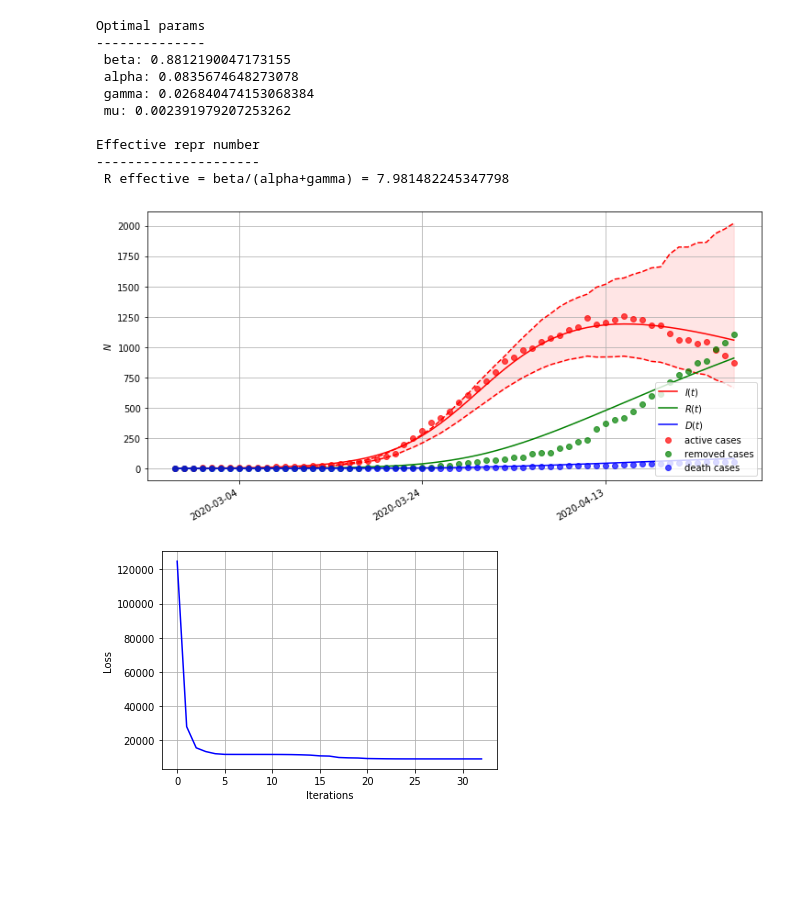
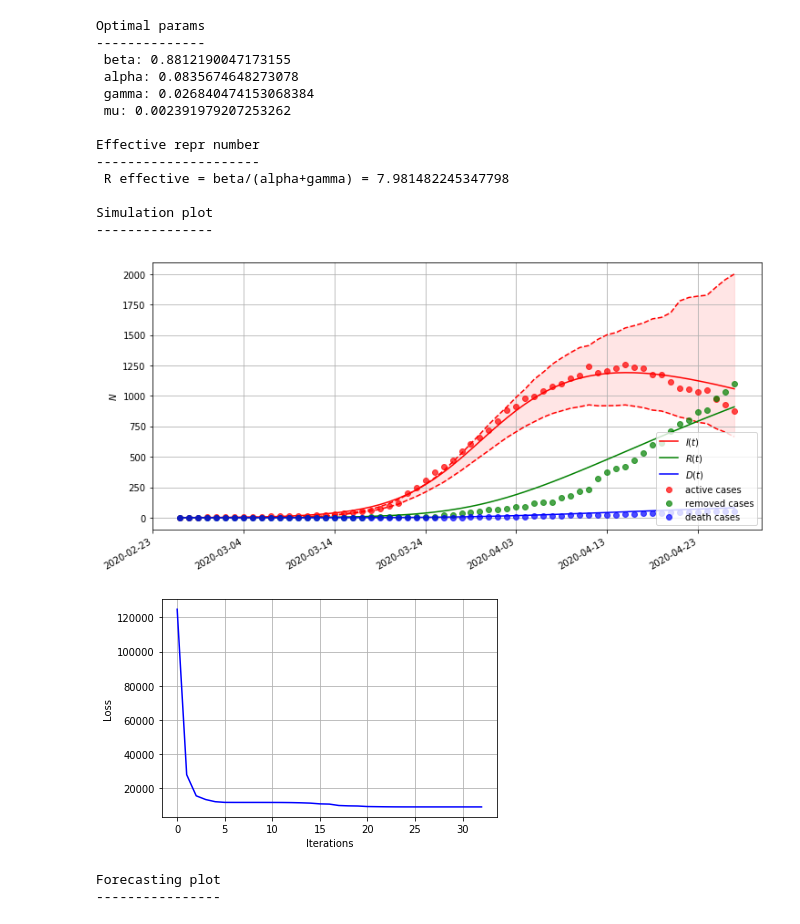
Before and after one commit to akapet00/coropy, a Jupyter notebook: sandbox/04-SEIRD-Simulation.ipynb, the cells around one changed output. Cells and saved outputs as stored; diff of their text form; code cells hidden in the pictures; blank space fills up the shorter version.

Commit message:
rerun simulation and new forecasting functionality

```diff
--- a/sandbox/04-SEIRD-Simulation.ipynb
+++ b/sandbox/04-SEIRD-Simulation.ipynb
@@ -220,33 +335,51 @@ def simulate_SEIRD(
 S0 = 2200
 E0 = 3 * active_cases_1[0]
 I0 = active_cases_1[0]
 R0 = recovered_cases_1[0]
 D0 = death_cases_1[0]
 
 duration = 62 # in days
-(S, E, I, R, D), loss = simulate_SEIRD(
+(S, E, I, R, D), model, loss = simulate_SEIRD(
     active_cases=active_cases_1[:duration],
     recovered_cases=recovered_cases_1[:duration],
     death_cases=death_cases_1[:duration],
     initial_conditions=(S0, E0, I0, R0, D0),
     epidemics_start_date=start_date_1,
     plot_sim=True,
     plot_l=True,
     sensitivity=0.90,
     specificity=0.96,
     new_positives=np.diff(np.concatenate((np.array([0]), confirmed_cases_1[:duration]))),
     total_tests=tests_1[:duration],
 )
+
+_ = forecast_SEIRD(
+    model,
+    n_days=50,
+    plot_pred=True,
+    active_cases=active_cases_1[:duration],
+    recovered_cases=recovered_cases_1[:duration],
+    death_cases=death_cases_1[:duration],
+    I=I,
+    R=R,
+    D=D,
+    epidemics_start_date=start_date_1,
+)
 # %% [output]
 Optimal params
 --------------
  beta: 0.8812190047173155
  alpha: 0.0835674648273078
  gamma: 0.026840474153068384
  mu: 0.002391979207253262
 
 Effective repr number
 ---------------------
  R effective = beta/(alpha+gamma) = 7.981482245347798
+
+Simulation plot
+---------------
-[figure, old version]
+[figure, new version]
 [figure]
+Forecasting plot
+----------------
```
Also changed, not shown: parts of 2 cells of this notebook, 1 other file.
